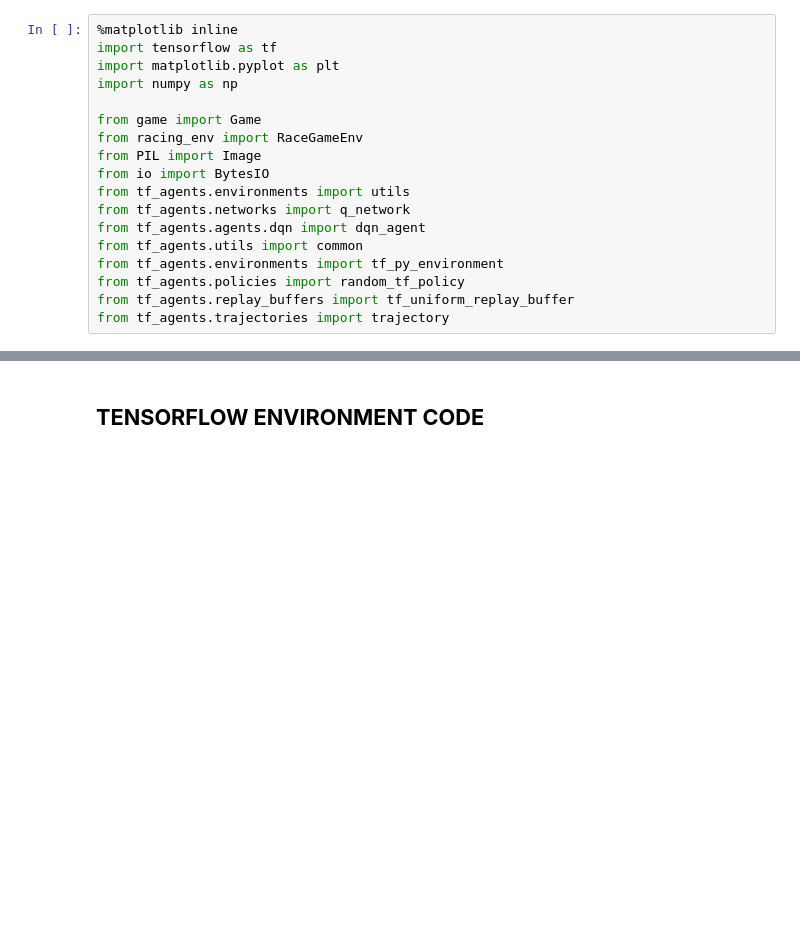
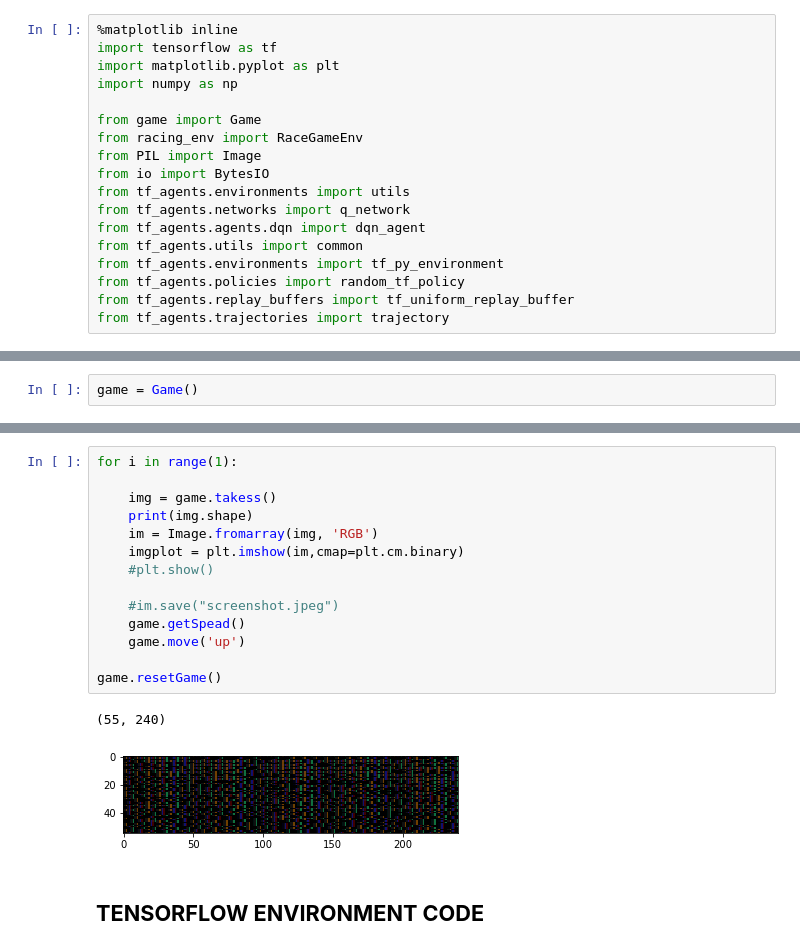
Before and after one commit to vishnudevk/javascript-racer, a Jupyter notebook: main.ipynb, the cells around one changed output, grey strips where cells are left out. Cells and saved outputs as stored; diff of their text form; blank space fills up the shorter version.

```diff
--- a/main.ipynb
+++ b/main.ipynb
@@ -38,0 +21,2 @@ game.resetGame()
+# %%
+game = Game()
@@ -39,3 +35,20 @@ game.resetGame()
+# %%
+for i in range(1):
+
+    img = game.takess()
+    print(img.shape)
+    im = Image.fromarray(img, 'RGB')
+    imgplot = plt.imshow(im,cmap=plt.cm.binary)
+    #plt.show()
+
+    #im.save("screenshot.jpeg")
+    game.getSpead()
+    game.move('up')
+
+game.resetGame()
+# %% [output]
+(55, 240)
+[figure, added]
 # %% [markdown]
 <h2><b> TENSORFLOW ENVIRONMENT CODE </b></h2>
 # %%
```
Also changed, not shown: parts of 12 cells of this notebook, 3 other files.
